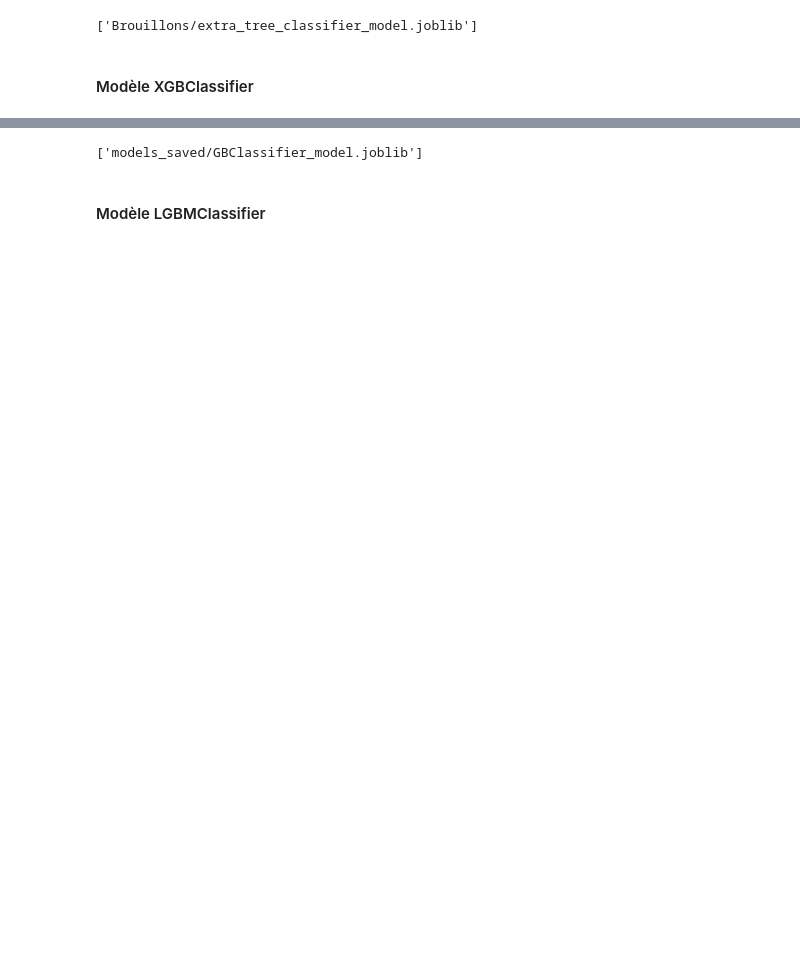
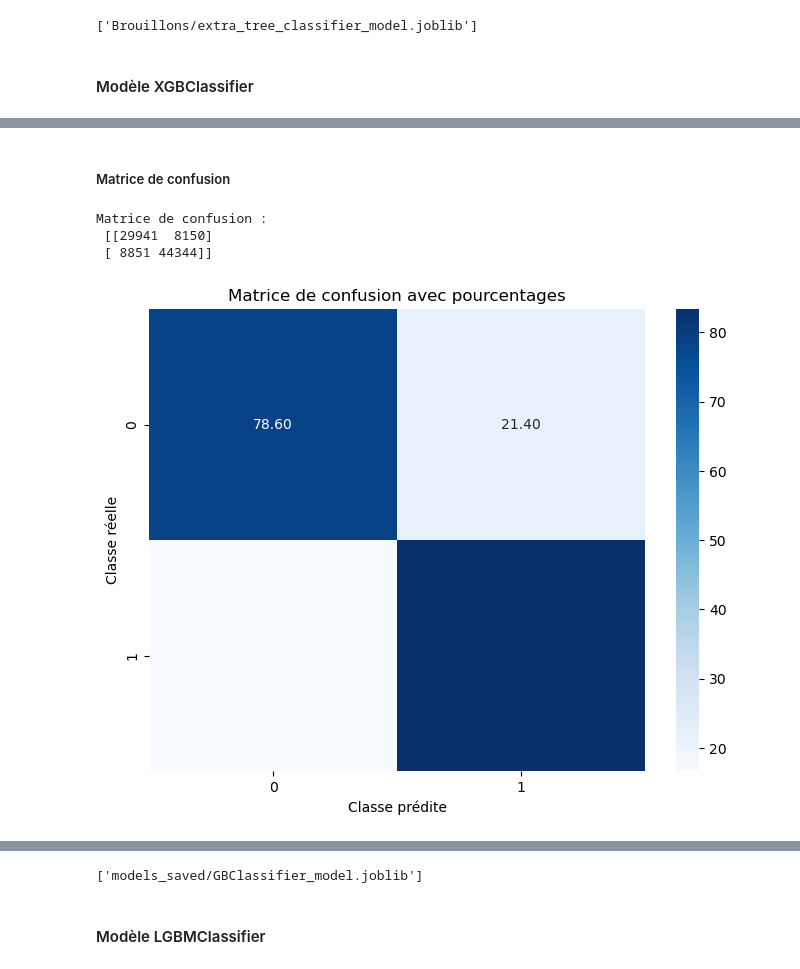
Before and after one commit to Famboupe/Projet_accidents_routiers, a Jupyter notebook: 4_modelisation_.ipynb, the cells around one changed output, grey strips where cells are left out. Cells and saved outputs as stored; diff of their text form; code cells hidden in the pictures; blank space fills up the shorter version.

```diff
--- a/4_modelisation_.ipynb
+++ b/4_modelisation_.ipynb
@@ -333,3 +442,23 @@ Classification Report:
     accuracy                           0.81     91286
    macro avg       0.81      0.81      0.81     91286
 weighted avg       0.81      0.81      0.81     91286
+# %% [markdown]
+##### Matrice de confusion
+# %%
+cm_xgb = confusion_matrix(y_test, y_pred_xgb)
+print("Matrice de confusion :\n", cm_xgb)
+
+row_sums_xgb = cm_xgb.sum(axis = 1)
+cm_percent_xgb = (cm_xgb.T / row_sums_xgb).T * 100
+
+plt.figure(figsize=(8, 6))
+sns.heatmap(cm_percent_xgb, annot = True, fmt = ".2f", cmap = "Blues")
+plt.xlabel('Classe prédite')
+plt.ylabel('Classe réelle')
+plt.title('Matrice de confusion avec pourcentages')
+plt.show();
+# %% [output]
+Matrice de confusion :
+ [[29941  8150]
+ [ 8851 44344]]
+[figure, added]
```
Also changed, not shown: parts of 56 cells of this notebook, 4 other files.
